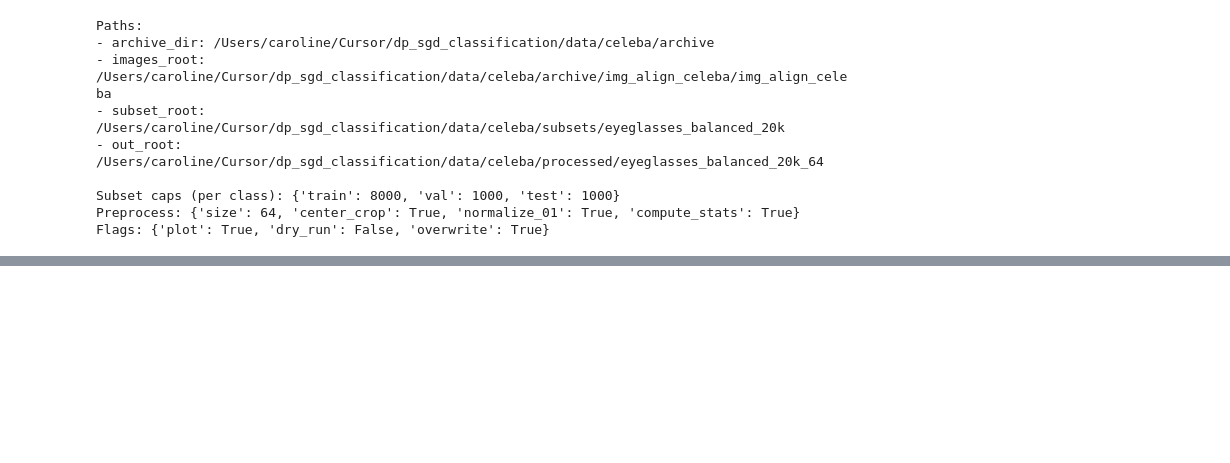
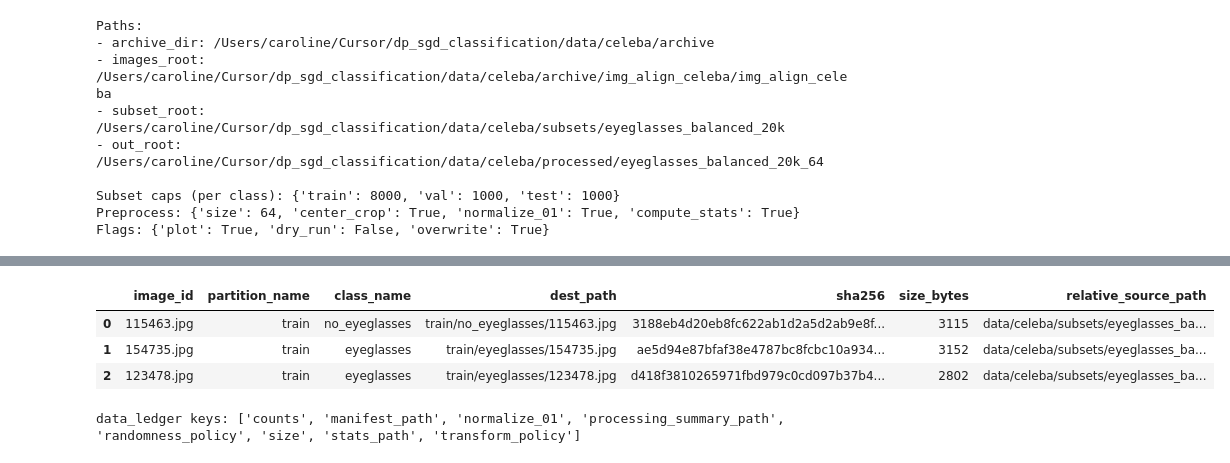
Before and after one commit to carolinedotxyz/dp_sgd_classification, a Jupyter notebook: notebooks/celeba_eyeglasses_workflow.ipynb, the cells around one changed output, grey strips where cells are left out. Saved outputs shown, nothing was run; the diff lists cells and outputs as text; code cells hidden in the pictures; blank space fills up the shorter version.

```diff
--- a/notebooks/celeba_eyeglasses_workflow.ipynb
+++ b/notebooks/celeba_eyeglasses_workflow.ipynb
@@ -224,0 +405,34 @@ INFO: - Total processed: 20000 | By split: {'test': 2000, 'train': 16000, 'val':
+# %%
+# Peek at receipts: manifest and data ledger
+from pathlib import Path
+import json
+import pandas as pd
+from src.nb_display import _relpath
+
+stats_dir = Path(cfg.out_root) / "stats"
+man_path = stats_dir / "manifest.csv"
+ledger_path = stats_dir / "data_ledger.json"
+
+if man_path.exists():
+    df = pd.read_csv(man_path)
+    if "source_path" in df.columns:
+        try:
+            df["relative_source_path"] = df["source_path"].map(_relpath)
+        except Exception:
+            df["relative_source_path"] = df["source_path"]
+        df = df.drop(columns=["source_path"])
+    display(df.head(3))
+else:
+    print("manifest.csv not found at:", _relpath(man_path))
+
+if ledger_path.exists():
+    data = json.loads(ledger_path.read_text())
+    print("data_ledger keys:", sorted(list(data.keys())))
+else:
+    print("data_ledger.json not found at:", _relpath(ledger_path))
+# %% [output]
+|  | image_id | partition_name | class_name | dest_path | sha256 | size_bytes | relative_source_path |
+| 0 | 115463.jpg | train | no_eyeglasses | train/no_eyeglasses/115463.jpg | 3188eb4d20eb8fc622ab1d2a5d2ab9e8f... | 3115 | data/celeba/subsets/eyeglasses_ba... |
+| 1 | 154735.jpg | train | eyeglasses | train/eyeglasses/154735.jpg | ae5d94e87bfaf38e4787bc8fcbc10a934... | 3152 | data/celeba/subsets/eyeglasses_ba... |
+| 2 | 123478.jpg | train | eyeglasses | train/eyeglasses/123478.jpg | d418f3810265971fbd979c0cd097b37b4... | 2802 | data/celeba/subsets/eyeglasses_ba... |
+data_ledger keys: ['counts', 'manifest_path', 'normalize_01', 'processing_summary_path', 'randomness_policy', 'size', 'stats_path', 'transform_policy']
```
Also changed, not shown: parts of 22 cells of this notebook, 17 other files.
